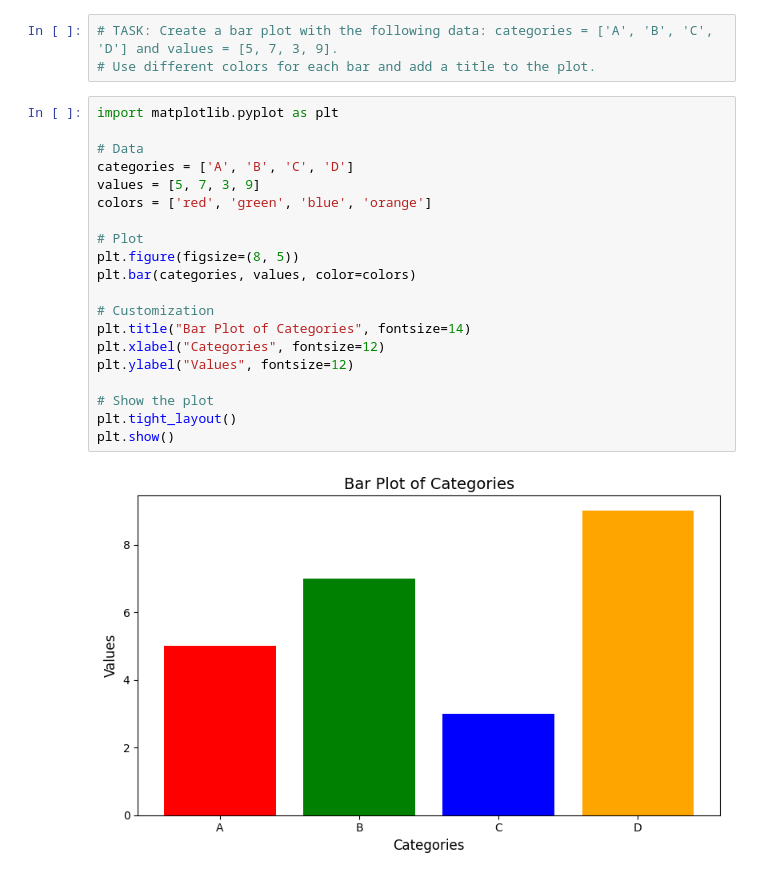
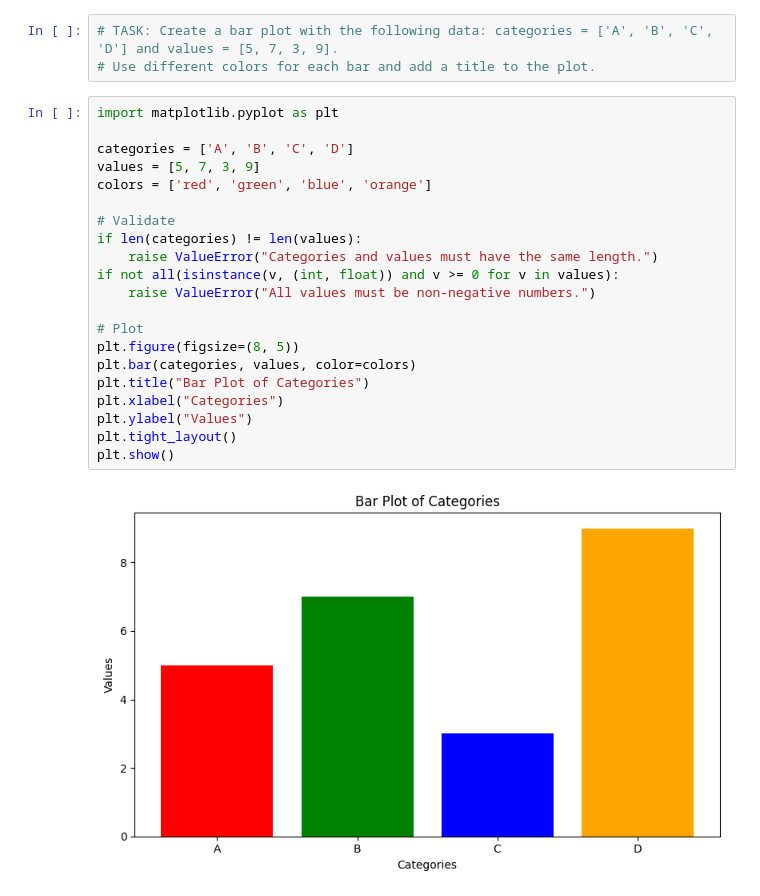
Before and after one commit to Vasudha-01/python-jupyter-template, a Jupyter notebook: src/2-bar-plot.ipynb, the cells around one changed output. Drawn from its saved outputs; the diff is of its cells as text.

```diff
--- a/src/2-bar-plot.ipynb
+++ b/src/2-bar-plot.ipynb
@@ -6,22 +6,23 @@
 # %%
 import matplotlib.pyplot as plt
 
-# Data
 categories = ['A', 'B', 'C', 'D']
 values = [5, 7, 3, 9]
 colors = ['red', 'green', 'blue', 'orange']
 
+# Validate
+if len(categories) != len(values):
+    raise ValueError("Categories and values must have the same length.")
+if not all(isinstance(v, (int, float)) and v >= 0 for v in values):
+    raise ValueError("All values must be non-negative numbers.")
+
 # Plot
 plt.figure(figsize=(8, 5))
 plt.bar(categories, values, color=colors)
-
-# Customization
-plt.title("Bar Plot of Categories", fontsize=14)
-plt.xlabel("Categories", fontsize=12)
-plt.ylabel("Values", fontsize=12)
-
-# Show the plot
+plt.title("Bar Plot of Categories")
+plt.xlabel("Categories")
+plt.ylabel("Values")
 plt.tight_layout()
 plt.show()
 # %% [output]
-[figure, old version]
+[figure, new version]
```
Also changed, not shown: 5 other files.
